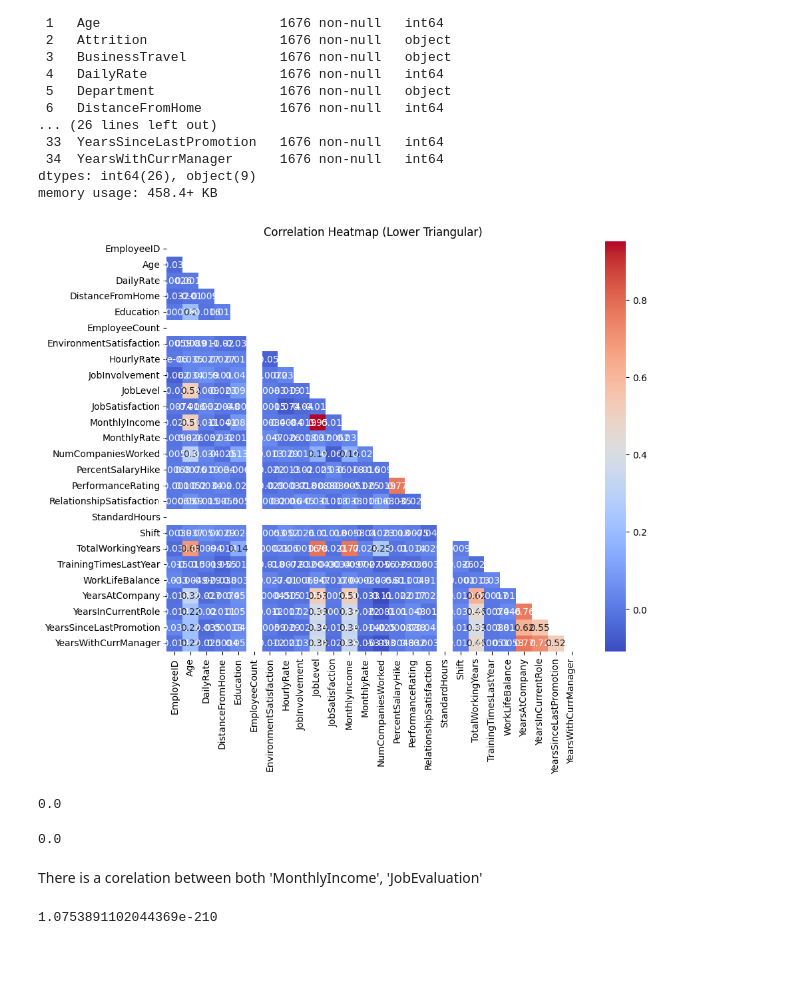
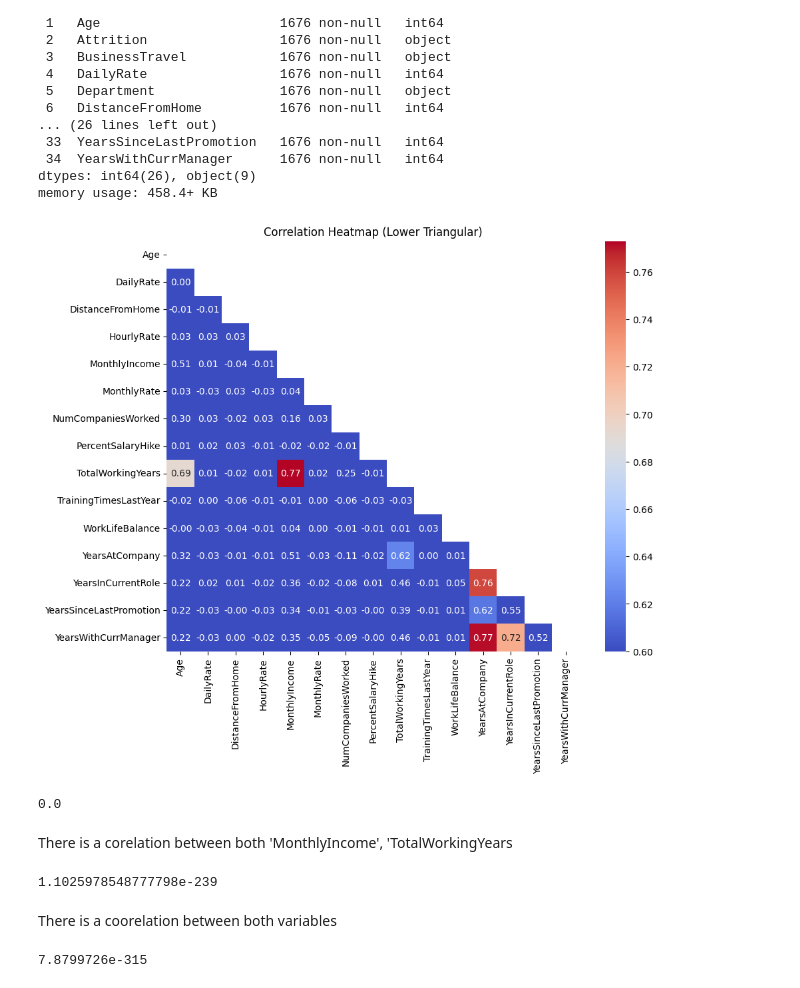
Before and after one commit to asmaachr/Healthcare-worker-attrition-binary-prediction, a Jupyter notebook: Notebooks/EDA.ipynb, the cells around one changed output. Saved outputs shown, nothing was run; the diff lists cells and outputs as text; code cells hidden in the pictures; blank space fills up the shorter version.

```diff
--- a/Notebooks/EDA.ipynb
+++ b/Notebooks/EDA.ipynb
@@ -509,27 +510,27 @@ Data columns (total 35 columns):
 dtypes: int64(26), object(9)
 memory usage: 458.4+ KB
 # %%
-# # Select the columns for the heatmap
-# columns = ['Age', 'DailyRate', 'DistanceFromHome','HourlyRate','MonthlyIncome','MonthlyRate','NumCompaniesWorked','PercentSalaryHike','TotalWorkingYears','TrainingTimesLastYear','WorkLifeBalance','YearsAtCompany','YearsInCurrentRole','YearsSinceLastPromotion','YearsWithCurrManager','JobEvaluation']
+# Select the columns for the heatmap
+columns = ['Age', 'DailyRate', 'DistanceFromHome','HourlyRate','MonthlyIncome','MonthlyRate','NumCompaniesWorked','PercentSalaryHike','TotalWorkingYears','TrainingTimesLastYear','WorkLifeBalance','YearsAtCompany','YearsInCurrentRole','YearsSinceLastPromotion','YearsWithCurrManager']
 
 # Create a subset of the DataFrame with the selected columns
-subset = df.select_dtypes(include='number')
+subset = df[columns]
 
 # Calculate the correlation matrix
 correlation_matrix = subset.corr()
 
 # Generate a mask for the upper triangle
 mask = np.triu(np.ones_like(correlation_matrix, dtype=bool))
 
 # Create the heatmap
 plt.figure(figsize=(10, 8))
-sns.heatmap(correlation_matrix, annot=True,  cmap='coolwarm', mask=mask)
+sns.heatmap(correlation_matrix, annot=True, fmt=".2f", cmap='coolwarm', mask=mask, vmin=0.6)
 
 # Set the plot title
 plt.title('Correlation Heatmap (Lower Triangular)')
 
 # Show the plot
 plt.show()
 # %% [output]
-[figure, old version]
+[figure, new version]
 # %%
@@ -537,15 +538,17 @@ stat, p = stats.pearsonr(df['MonthlyIncome'], df['JobLevel'])
 p
 # %% [output]
 0.0
+# %% [markdown]
+There is a corelation between both 'MonthlyIncome', 'TotalWorkingYears
 # %%
-stat, p = stats.pearsonr(df['MonthlyIncome'], df['JobEvaluation'])
+stat, p = stats.pearsonr(df['TotalWorkingYears'], df['Age'])
 p
 # %% [output]
-0.0
+1.1025978548777798e-239
 # %% [markdown]
-There is a corelation between both 'MonthlyIncome', 'JobEvaluation'
+There is a coorelation between both variables
 # %%
-stat, p = stats.pearsonr(df['TotalWorkingYears'], df['JobEvaluation'])
+stat, p = stats.pearsonr(df['YearsInCurrentRole'], df['YearsAtCompany'])
 p
 # %% [output]
-1.0753891102044369e-210
+7.8799726e-315
```
Also changed, not shown: parts of 30 cells of this notebook, 4 other files.
